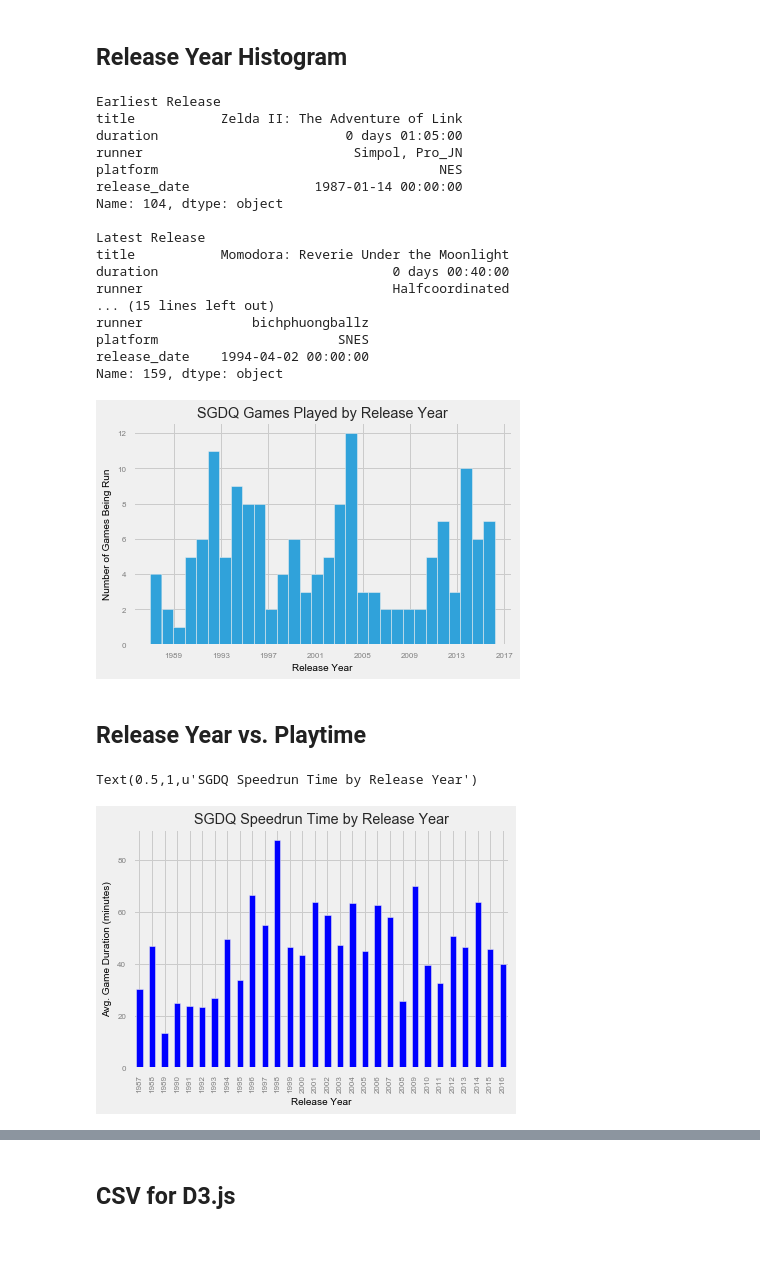
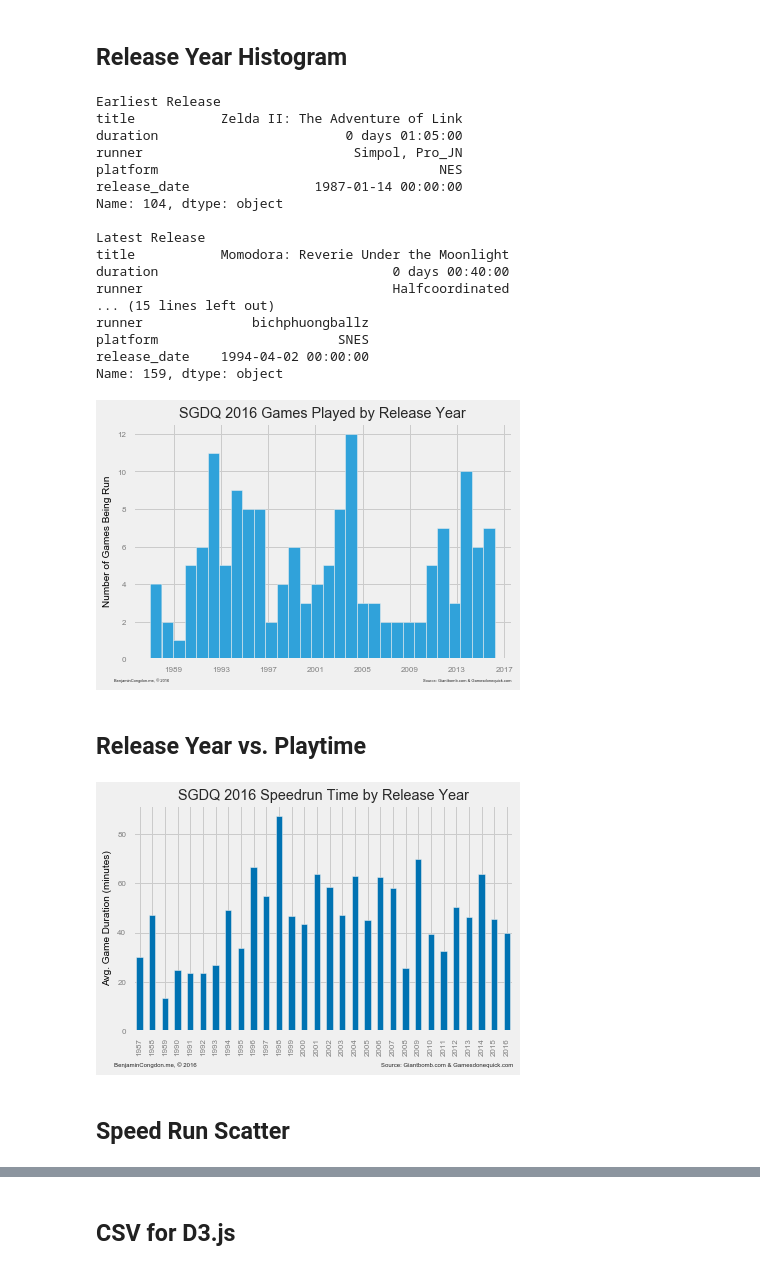
Before and after one commit to bcongdon/Data-Science-Projects, a Jupyter notebook: sgdq2016/SGDQ Schedule Analysis.ipynb, the cells around one changed output, grey strips where cells are left out. Cells and saved outputs as stored; diff of their text form; code cells hidden in the pictures; blank space fills up the shorter version.

Commit message:
Add data source + attribution

```diff
--- a/sgdq2016/SGDQ Schedule Analysis.ipynb
+++ b/sgdq2016/SGDQ Schedule Analysis.ipynb
@@ -247,9 +263,19 @@ print game_frame.ix[game_frame['duration'].idxmax()]
 ax = game_frame['release_date'].hist(bins=30)
 ax.yaxis.set_ticks_position('left')
 ax.xaxis.set_ticks_position('bottom')
-plt.xlabel('Release Year')
-plt.title('SGDQ Games Played by Release Year')
+#plt.xlabel('Release Year')
+plt.title('SGDQ 2016 Games Played by Release Year')
 plt.ylabel('Number of Games Being Run')
+ax.text(1, -0.09,'Source: Giantbomb.com & Gamesdonequick.com',
+     horizontalalignment='right',
+     verticalalignment='center',
+     transform = ax.transAxes,
+     fontsize=4)
+ax.text(-.05, -0.09,'BenjaminCongdon.me, © 2016',
+     horizontalalignment='left',
+     verticalalignment='center',
+     transform = ax.transAxes,
+     fontsize=4)
 plt.tight_layout()
 plt.savefig("num_games_by_year.png", dpi=260)
 # %% [output]
@@ -270,21 +296,32 @@ runner              bichphuongballz
 platform                       SNES
 release_date    1994-04-02 00:00:00
 Name: 159, dtype: object
-[figure, old version]
+[figure, new version]
 # %% [markdown]
 ## Release Year vs. Playtime
 # %%
 duration_grouped = game_frame.groupby(lambda x: game_frame.ix[x]['release_date'].year)
 duration_by_year = duration_grouped.aggregate(np.sum)['duration'].astype('timedelta64[m]')
 mean_duration_by_year = duration_by_year / duration_grouped.count()['duration']
-ax = mean_duration_by_year.plot(kind='bar')
+ax = mean_duration_by_year.plot(kind='bar', color = sns.color_palette('colorblind', 25)[0])
 xtl = [item.get_text()[:4] for item in ax.get_xticklabels()]
 _=ax.set_xticklabels(xtl)
-plt.xlabel("Release Year")
+#plt.xlabel("Release Year")
 plt.ylabel("Avg. Game Duration (minutes)")
 ax.yaxis.set_ticks_position('left')
 ax.xaxis.set_ticks_position('bottom')
-plt.title("SGDQ Speedrun Time by Release Year")
+ax.text(1, -0.15,'Source: Giantbomb.com & Gamesdonequick.com',
+     horizontalalignment='right',
+     verticalalignment='center',
+     transform = ax.transAxes,
+     fontsize=6)
+ax.text(-.05, -0.15,'BenjaminCongdon.me, © 2016',
+     horizontalalignment='left',
+     verticalalignment='center',
+     transform = ax.transAxes,
+     fontsize=6)
+plt.title("SGDQ 2016 Speedrun Time by Release Year")
+plt.tight_layout()
+plt.savefig("time_by_release_date.png", dpi=250)
 # %% [output]
-Text(0.5,1,u'SGDQ Speedrun Time by Release Year')
-[figure, old version]
+[figure, new version]
@@ -293,3 +328,5 @@ Text(0.5,1,u'SGDQ Speedrun Time by Release Year')
+# %% [markdown]
+## Speed Run Scatter
 # %%
 game_frame['minutes'] = game_frame['duration'].astype('timedelta64[m]')
 game_frame_corrected = game_frame[pd.notnull(game_frame['release_date'])]
```
Also changed, not shown: parts of 9 cells of this notebook, 6 other files.
